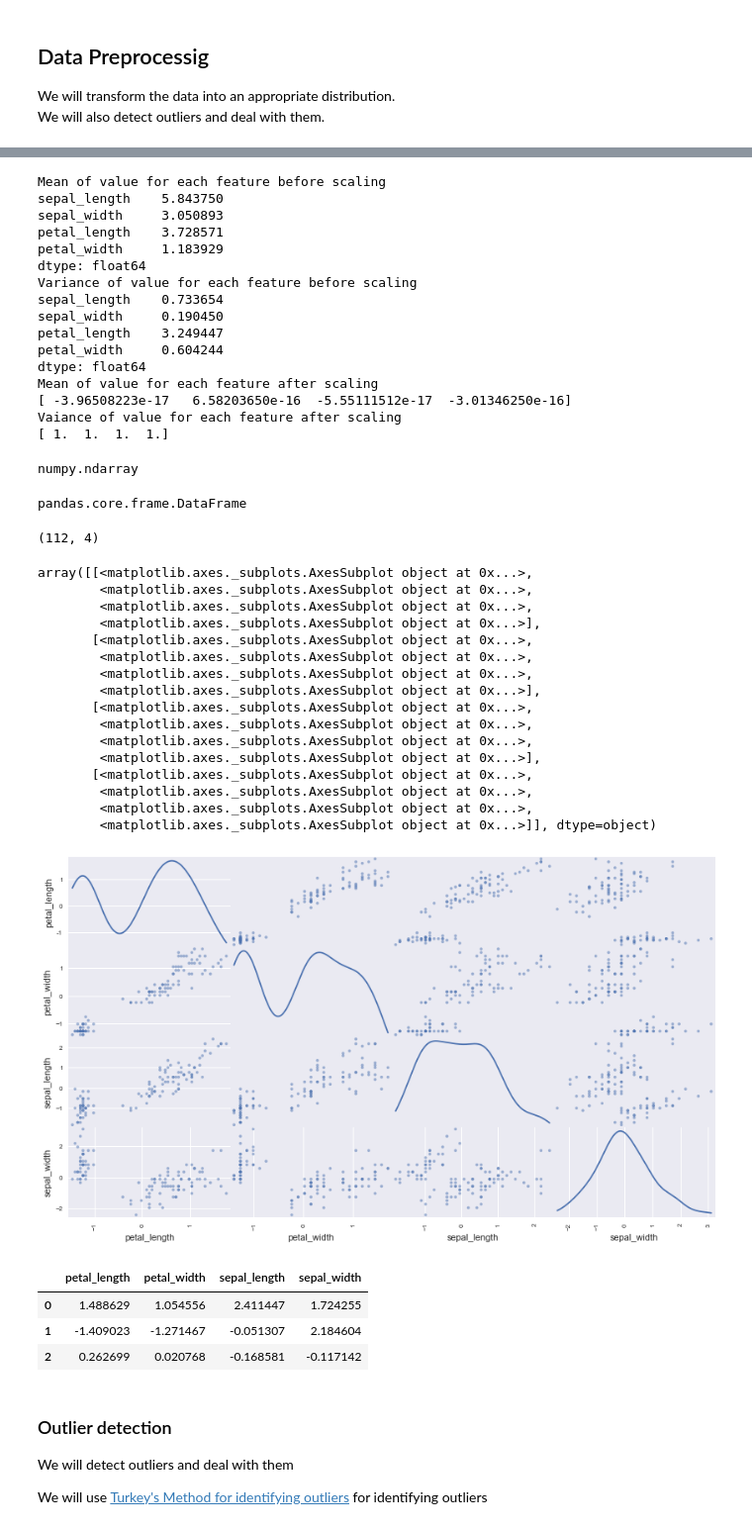
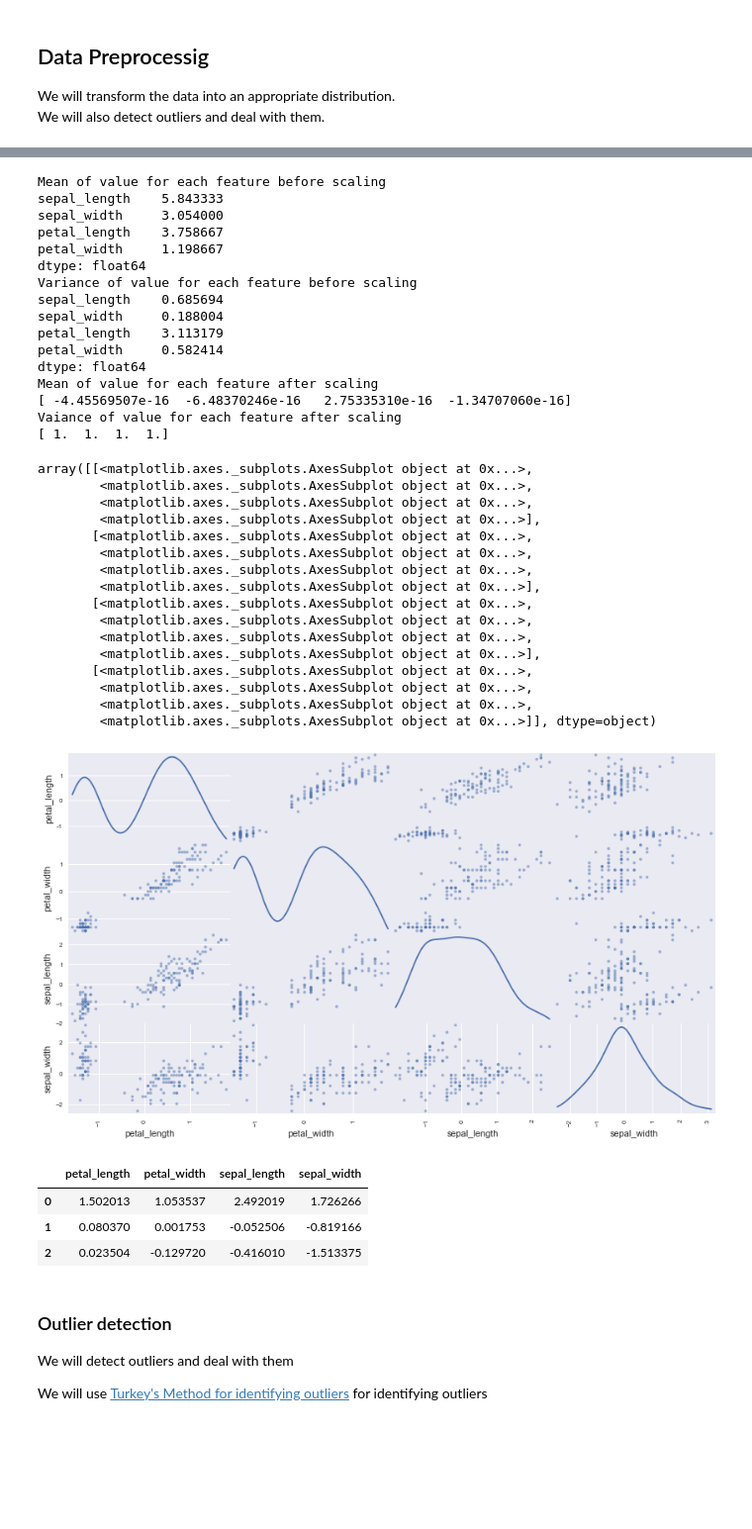
Before and after one commit to Juice178/data-analysis-for-Iris-dataset, a Jupyter notebook: iris_dataset.ipynb, the cells around one changed output, grey strips where cells are left out. Shown: that part at 99% size. Cells and saved outputs as stored; diff of their text form; code cells hidden in the pictures; blank space fills up the shorter version.

```diff
--- a/iris_dataset.ipynb
+++ b/iris_dataset.ipynb
@@ -94,9 +88,11 @@ array(['Iris-setosa', 'Iris-versicolor', 'Iris-virginica'], dtype=object)
 # By default, dataset is shuffled before the split
 # set random_state in order for later replication(we can replicate the result this way since
 # same split will occur if we use the same random_state number)
+# we will use whole datasets as training data and use split to just shuffle the data
 
 from sklearn.model_selection import train_test_split
-X_train, X_test, y_train, y_test = train_test_split(X_data, y_data_en, random_state=7)
+X_train, X_test, y_train, y_test = train_test_split(X_data, y_data_en,
+                                                    test_size = 0, random_state=7)
 # %%
 print("X_train and X_test shape : {0} vs {1}".format(X_train.shape, X_test.shape) )
 print("y_train and y_test shape : {0} vs {1}".format(y_train.shape, y_test.shape))
@@ -162,7 +163,7 @@ sample_3 = X_train.loc[95]
 # create a holder for the three samples chosen
 samples = [sample_1, sample_2, sample_3]
 # %%
-indices = [131, 14, 95]
+indices = [131, 82, 80]
 samples = pd.DataFrame(X_train.loc[indices], columns=X_train.keys()).reset_index(drop=True)
 print("Chosen samples of iris dataset")
 samples
@@ -267,38 +269,25 @@ scaler = StandardScaler()
 scaler.fit(X_train)
 X_train_scaled = scaler.transform(X_train)
 samples_scaled = scaler.transform(samples)
-X_test_scaled = scaler.transform(X_test)
 print("Mean of value for each feature before scaling\n{0}".format(X_train.mean(axis=0)))
 print("Variance of value for each feature before scaling\n{0}".format(X_train.var(axis=0)))
 print("Mean of value for each feature after scaling\n{0}".format(X_train_scaled.mean(axis=0)))
 print("Vaiance of value for each feature after scaling\n{0}".format(X_train_scaled.var(axis=0)))
 # %% [output]
 Mean of value for each feature before scaling
-sepal_length    5.843750
-sepal_width     3.050893
-petal_length    3.728571
-petal_width     1.183929
+sepal_length    5.843333
+sepal_width     3.054000
+petal_length    3.758667
+petal_width     1.198667
 dtype: float64
 Variance of value for each feature before scaling
-sepal_length    0.733654
-sepal_width     0.190450
-petal_length    3.249447
-petal_width     0.604244
+sepal_length    0.685694
+sepal_width     0.188004
+petal_length    3.113179
+petal_width     0.582414
 dtype: float64
 Mean of value for each feature after scaling
-[ -3.96508223e-17   6.58203650e-16  -5.55111512e-17  -3.01346250e-16]
+[ -4.45569507e-16  -6.48370246e-16   2.75335310e-16  -1.34707060e-16]
 Vaiance of value for each feature after scaling
 [ 1.  1.  1.  1.]
-# %%
-type(X_train_scaled)
-# %% [output]
-numpy.ndarray
-# %%
-type(X_train)
-# %% [output]
-pandas.core.frame.DataFrame
-# %%
-X_train.shape
-# %% [output]
-(112, 4)
 # %%
@@ -307,7 +296,7 @@ pd_X_train_scaled = pd.DataFrame({"sepal_length": X_train_scaled[:,0],
                                   "petal_length": X_train_scaled[:, 2],
                                   "petal_width": X_train_scaled[:, 3]})
 # %%
-pd.plotting.scatter_matrix(pd_X_train_scaled, figsize=(14, 8), diagonal="kde")
+pd.plotting.scatter_matrix(X_train_scaled_df, figsize=(14, 8), diagonal="kde")
 # %% [output]
 array([[<matplotlib.axes._subplots.AxesSubplot object at 0x...>,
         <matplotlib.axes._subplots.AxesSubplot object at 0x...>,
@@ -325,18 +314,18 @@ array([[<matplotlib.axes._subplots.AxesSubplot object at 0x...>,
         <matplotlib.axes._subplots.AxesSubplot object at 0x...>,
         <matplotlib.axes._subplots.AxesSubplot object at 0x...>,
         <matplotlib.axes._subplots.AxesSubplot object at 0x...>]], dtype=object)
-[figure, old version]
+[figure, new version]
 # %%
-pd_samples_scaled = pd.DataFrame({"sepal_length": samples_scaled[:,0],
+samples_scaled_df = pd.DataFrame({"sepal_length": samples_scaled[:,0],
                                   "sepal_width": samples_scaled[:, 1],
                                   "petal_length": samples_scaled[:, 2],
                                   "petal_width": samples_scaled[:, 3]})
-pd_samples_scaled
+samples_scaled_df
 # %% [output]
 |  | petal_length | petal_width | sepal_length | sepal_width |
-| 0 | 1.488629 | 1.054556 | 2.411447 | 1.724255 |
-| 1 | -1.409023 | -1.271467 | -0.051307 | 2.184604 |
-| 2 | 0.262699 | 0.020768 | -0.168581 | -0.117142 |
+| 0 | 1.502013 | 1.053537 | 2.492019 | 1.726266 |
+| 1 | 0.080370 | 0.001753 | -0.052506 | -0.819166 |
+| 2 | 0.023504 | -0.129720 | -0.416010 | -1.513375 |
 # %% [markdown]
 <h3>Outlier detection</h3>
 <p>We will detect outliers and deal with them</p>
```
Also changed, not shown: parts of 55 cells of this notebook.
